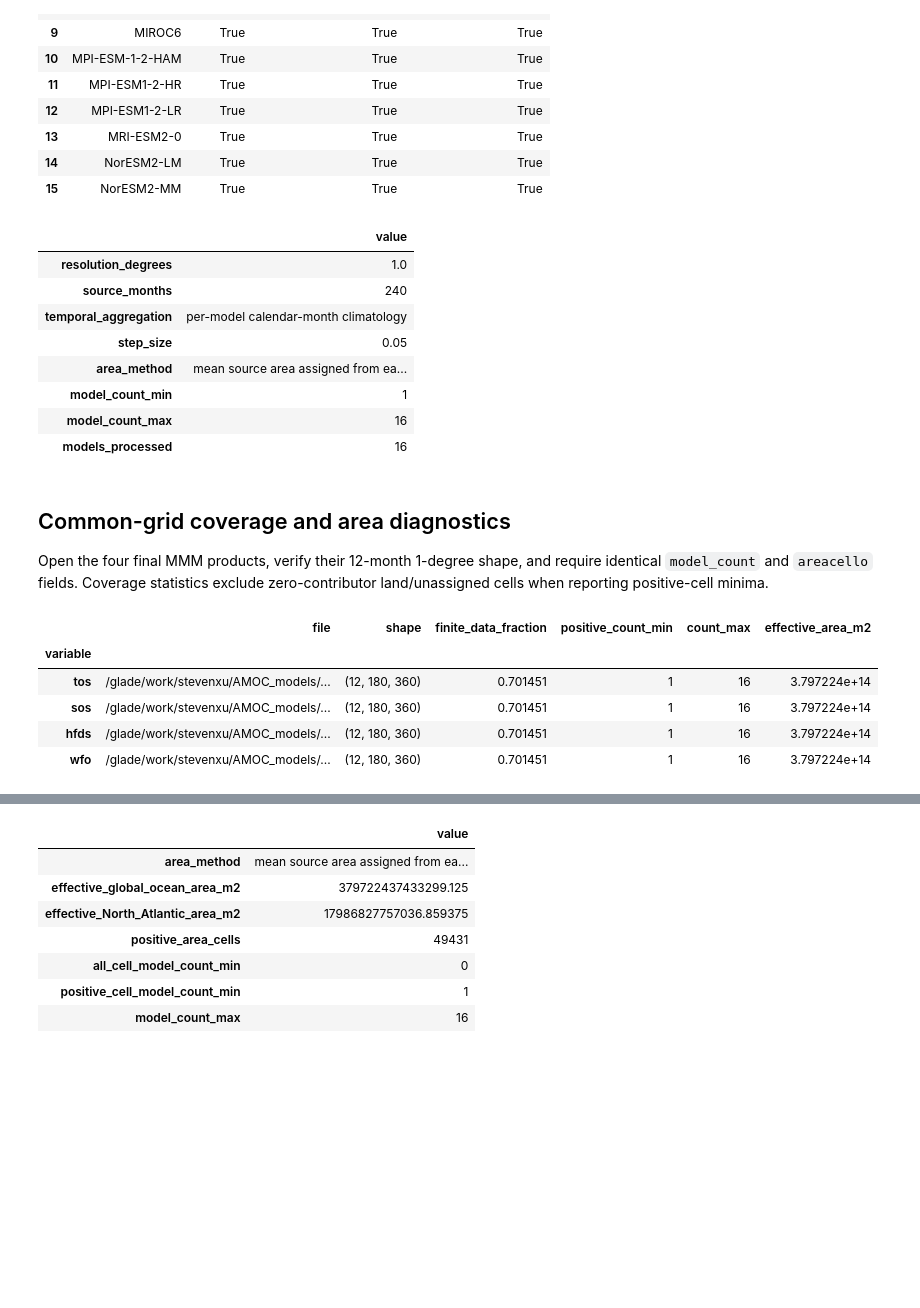
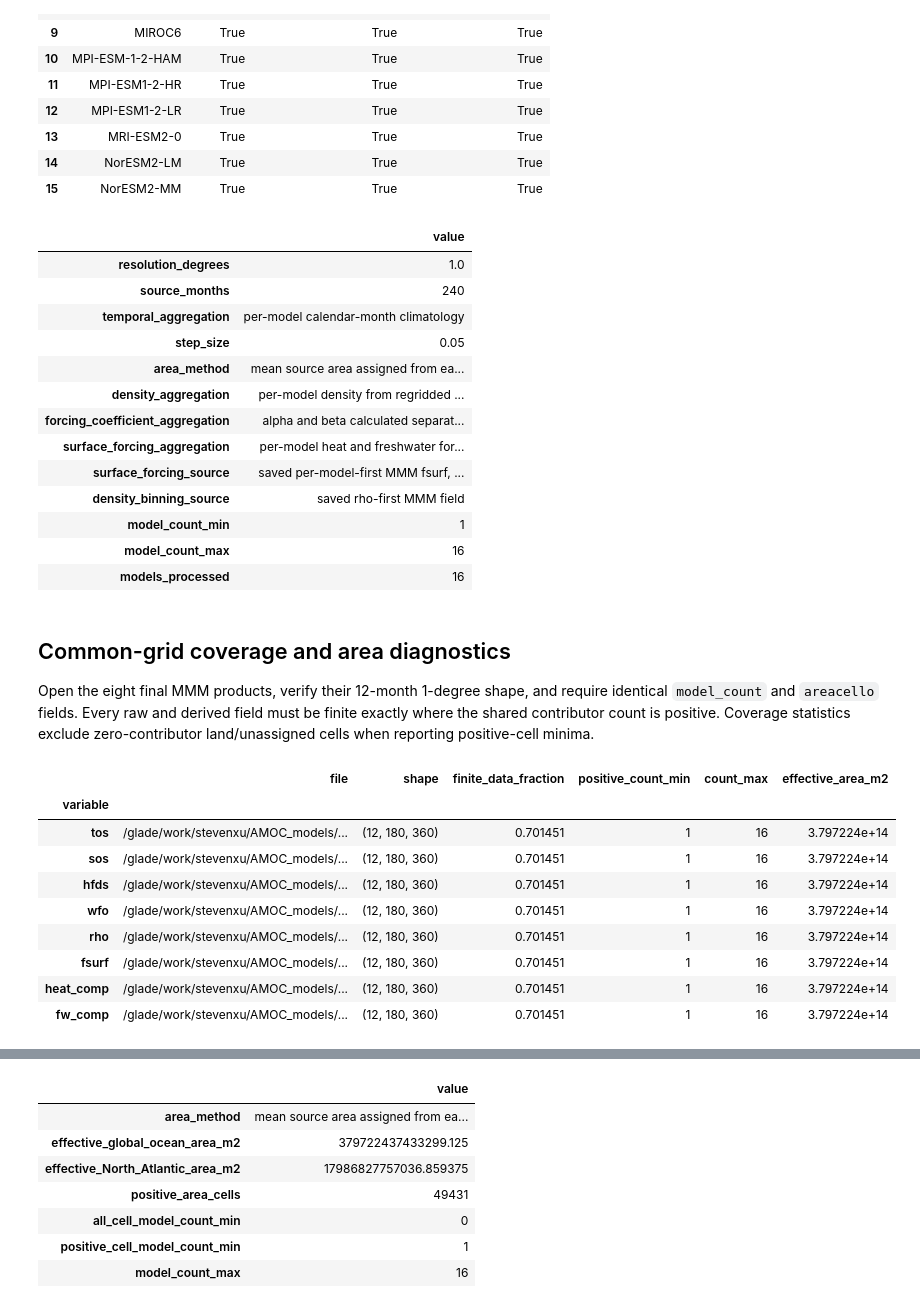
Before and after one commit to xuxingcheng/AMOC-Model-Performance-Analysis, a Jupyter notebook: scripts/GridAlignment/MMM_Comparason.ipynb, the cells around one changed output, grey strips where cells are left out. Saved outputs shown, nothing was run; the diff lists cells and outputs as text; code cells hidden in the pictures; blank space fills up the shorter version.

```diff
--- a/scripts/GridAlignment/MMM_Comparason.ipynb
+++ b/scripts/GridAlignment/MMM_Comparason.ipynb
@@ -22,20 +23,27 @@ from collections.abc import Mapping
 from pathlib import Path
 import pickle
 
+import gsw
 import matplotlib.pyplot as plt
 import numpy as np
 import pandas as pd
 import xarray as xr
 
-MMM_DIR = Path("/glade/work/stevenxu/AMOC_models/MMM_binned_1deg_no_SAM0")
+MMM_DIR = Path("/glade/work/stevenxu/AMOC_models/MMM_binned_1deg_no_SAM0_rho_fsurf_first")
 MMM_RESULT_PATH = MMM_DIR / "MMM_Fgen_binned_1deg.pkl"
 LEGACY_RESULT_PATH = Path("/glade/work/stevenxu/AMOC_models/Fgen_Allmodels_streaming.pkl")
 
 RHO_PLOT_MIN = 1020.0
-EXPECTED_MODEL_COUNT = 16
+EXPECTED_MODELS = (
+    "ACCESS-CM2", "ACCESS-ESM1-5", "CAS-ESM2-0", "CanESM5",
+    "CanESM5-1", "E3SM-1-0", "GISS-E2-1-G-CC", "GISS-E2-2-G",
+    "ICON-ESM-LR", "MIROC6", "MPI-ESM-1-2-HAM", "MPI-ESM1-2-HR",
+    "MPI-ESM1-2-LR", "MRI-ESM2-0", "NorESM2-LM", "NorESM2-MM",
+)
+EXPECTED_MODEL_COUNT = len(EXPECTED_MODELS)
 EXCLUDED_MODELS = {"CESM2", "FGOALS-f3-L", "FGOALS-g3", "SAM0-UNICON"}
 PROFILE_COLUMNS = ["Fgen", "HeatFlux", "FreshwaterFlux", "AreaSum"]
-OUTPUT_VARIABLES = ("tos", "sos", "hfds", "wfo")
+OUTPUT_VARIABLES = ("tos", "sos", "hfds", "wfo", "rho", "fsurf", "heat_comp", "fw_comp")
 # %% [markdown]
 ## Load results
 
@@ -167,6 +191,11 @@ metadata_fields = [
     "temporal_aggregation",
     "step_size",
     "area_method",
+    "density_aggregation",
+    "forcing_coefficient_aggregation",
+    "surface_forcing_aggregation",
+    "surface_forcing_source",
+    "density_binning_source",
     "model_count_min",
     "model_count_max",
 ]
@@ -183,13 +212,18 @@ display(metadata_summary)
 | temporal_aggregation | per-model calendar-month climatology |
 | step_size | 0.05 |
 | area_method | mean source area assigned from ea... |
+| density_aggregation | per-model density from regridded ... |
+| forcing_coefficient_aggregation | alpha and beta calculated separat... |
+| surface_forcing_aggregation | per-model heat and freshwater for... |
+| surface_forcing_source | saved per-model-first MMM fsurf, ... |
+| density_binning_source | saved rho-first MMM field |
 | model_count_min | 1 |
 | model_count_max | 16 |
 | models_processed | 16 |
 # %% [markdown]
 ## Common-grid coverage and area diagnostics
 
-Open the four final MMM products, verify their 12-month 1-degree shape, and require identical `model_count` and `areacello` fields. Coverage statistics exclude zero-contributor land/unassigned cells when reporting positive-cell minima.
+Open the eight final MMM products, verify their 12-month 1-degree shape, and require identical `model_count` and `areacello` fields. Every raw and derived field must be finite exactly where the shared contributor count is positive. Coverage statistics exclude zero-contributor land/unassigned cells when reporting positive-cell minima.
 # %%
 def resolve_output_files(raw_output_files) -> dict[str, Path]:
     if isinstance(raw_output_files, Mapping):
@@ -206,7 +240,8 @@ def resolve_output_files(raw_output_files) -> dict[str, Path]:
             path = MMM_DIR / path
         variable = str(label) if str(label) in OUTPUT_VARIABLES else None
         if variable is None:
-            variable = next((name for name in OUTPUT_VARIABLES if name in path.stem.split("_")), None)
+            padded_stem = f"_{path.stem}_"
+            variable = next((name for name in sorted(OUTPUT_VARIABLES, key=len, reverse=True) if f"_{name}_" in padded_stem), None)
         if variable is None:
             continue
         if variable in resolved:
@@ -220,6 +255,11 @@ def resolve_output_files(raw_output_files) -> dict[str, Path]:
     return resolved
 
 output_files = resolve_output_files(metadata["output_files"])
+if Path(metadata["rho_source_file"]) != output_files["rho"]:
+    raise AssertionError("rho_source_file does not point to the saved rho product")
+for variable in ("fsurf", "heat_comp", "fw_comp"):
+    if Path(metadata["surface_forcing_source_files"][variable]) != output_files[variable]:
+        raise AssertionError(f"surface forcing source does not match saved {variable}")
 missing_output_files = [str(path) for path in output_files.values() if not path.exists()]
 if missing_output_files:
     raise FileNotFoundError(f"Missing final MMM NetCDF files: {missing_output_files}")
@@ -231,6 +271,7 @@ expected_sizes = {
     "lon": int(round(360.0 / resolution)),
 }
 file_rows = []
+loaded_fields = {}
 model_count_reference = None
 area_reference = None
 
@@ -260,35 +301,57 @@ for variable in OUTPUT_VARIABLES:
         if not np.array_equal(calendar_months, np.arange(1, 13)):
             raise AssertionError(f"{path.name} time coordinate is not ordered January through December")
 
+        field = dataset[variable].load()
         model_count = dataset["model_count"].load()
         area = dataset["areacello"].load()
+        if not np.array_equal(np.isfinite(field.values), model_count.values > 0):
+            raise AssertionError(f"{variable} finite mask differs from model_count")
+        if variable == "rho" and field.attrs.get("units") != "kg m-3":
+            raise AssertionError("MMM rho units must be kg m-3")
+        if variable == "rho" and field.attrs.get("density_aggregation") != metadata["density_aggregation"]:
+            raise AssertionError("MMM rho operation-order metadata is inconsistent")
+        if variable in {"fsurf", "heat_comp", "fw_comp"}:
+            if field.attrs.get("units") != "kg m-2 s-1":
+                raise AssertionError(f"MMM {variable} units must be kg m-2 s-1")
+            if field.attrs.get("forcing_method") != metadata["surface_forcing_method"]:
+                raise AssertionError(f"MMM {variable} forcing method is inconsistent")
+            if field.attrs.get("surface_forcing_aggregation") != metadata["surface_forcing_aggregation"]:
+                raise AssertionError(f"MMM {variable} operation-order metadata is inconsistent")
+        loaded_fields[variable] = field
         if model_count_reference is None:
             model_count_reference = model_count.copy(deep=True)
             area_reference = area.copy(deep=True)
         else:
             xr.testing.assert_equal(model_count, model_count_reference)
             xr.testing.assert_equal(area, area_reference)
 
         count_values = np.asarray(model_count.values, dtype=float)
         positive_counts = count_values[np.isfinite(count_values) & (count_values > 0)]
         file_rows.append(
             {
                 "variable": variable,
                 "file": str(path),
-                "shape": tuple(dataset[variable].shape),
-                "finite_data_fraction": float(dataset[variable].notnull().mean().item()),
+                "shape": tuple(field.shape),
+                "finite_data_fraction": float(field.notnull().mean().item()),
                 "positive_count_min": int(positive_counts.min()),
                 "count_max": int(positive_counts.max()),
                 "effective_area_m2": float(area.where(area > 0).sum(skipna=True).item()),
             }
         )
 
 file_diagnostics = pd.DataFrame(file_rows).set_index("variable")
+forcing_closure = loaded_fields["fsurf"] - loaded_fields["heat_comp"] - loaded_fields["fw_comp"]
+if not np.allclose(forcing_closure.values[np.isfinite(forcing_closure.values)], 0.0, rtol=1e-12, atol=1e-18):
+    raise AssertionError("Saved MMM fsurf differs from heat_comp + fw_comp")
 display(file_diagnostics)
 # %% [output]
 |  | file | shape | finite_data_fraction | positive_count_min | count_max | effective_area_m2 |
 | variable |  |  |  |  |  |  |
 | tos | /glade/work/stevenxu/AMOC_models/... | (12, 180, 360) | 0.701451 | 1 | 16 | 3.797224e+14 |
 | sos | /glade/work/stevenxu/AMOC_models/... | (12, 180, 360) | 0.701451 | 1 | 16 | 3.797224e+14 |
 | hfds | /glade/work/stevenxu/AMOC_models/... | (12, 180, 360) | 0.701451 | 1 | 16 | 3.797224e+14 |
 | wfo | /glade/work/stevenxu/AMOC_models/... | (12, 180, 360) | 0.701451 | 1 | 16 | 3.797224e+14 |
+| rho | /glade/work/stevenxu/AMOC_models/... | (12, 180, 360) | 0.701451 | 1 | 16 | 3.797224e+14 |
+| fsurf | /glade/work/stevenxu/AMOC_models/... | (12, 180, 360) | 0.701451 | 1 | 16 | 3.797224e+14 |
+| heat_comp | /glade/work/stevenxu/AMOC_models/... | (12, 180, 360) | 0.701451 | 1 | 16 | 3.797224e+14 |
+| fw_comp | /glade/work/stevenxu/AMOC_models/... | (12, 180, 360) | 0.701451 | 1 | 16 | 3.797224e+14 |
```
Also changed, not shown: parts of 13 cells of this notebook, 3 other files.
